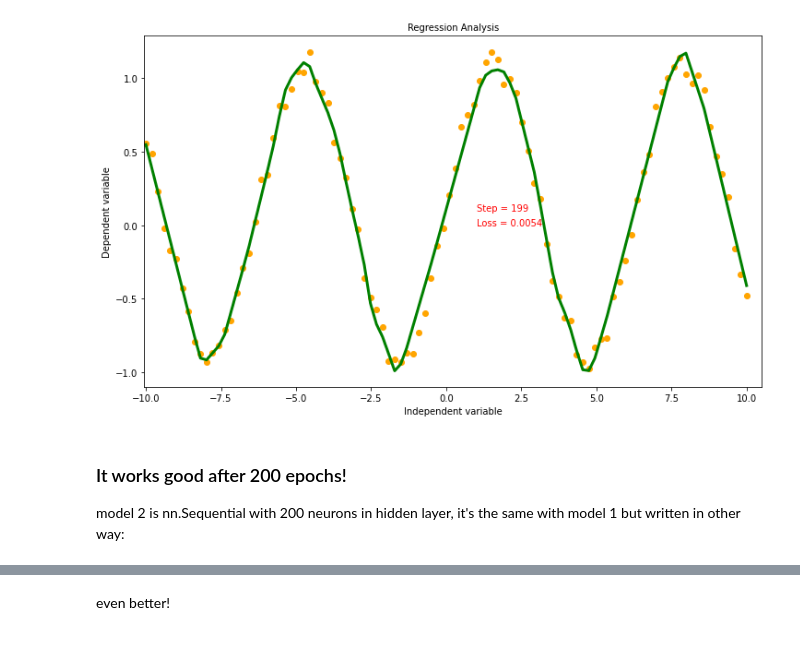
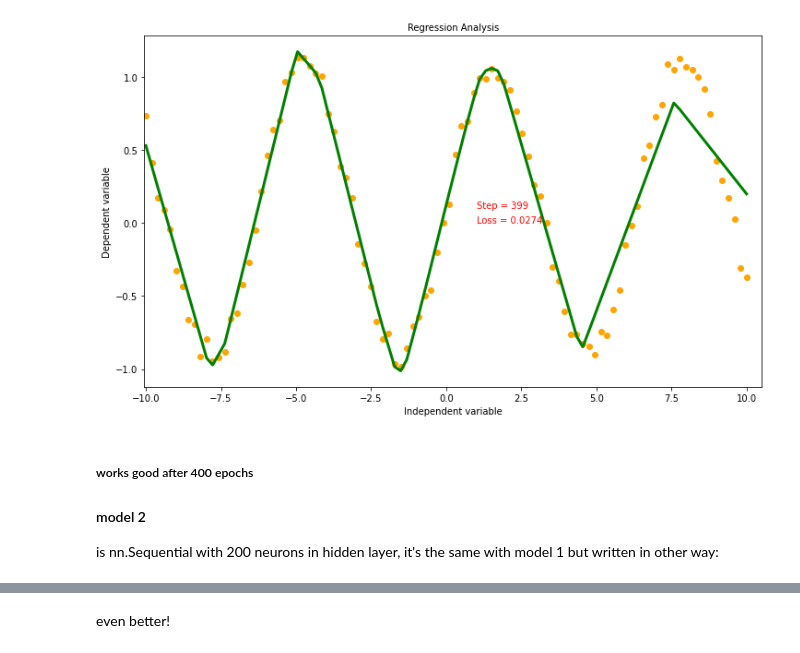
Before and after one commit to christinaseven/myproj, a Jupyter notebook: 1st implementation.ipynb, the cells around one changed output, grey strips where cells are left out. Saved outputs shown, nothing was run; the diff lists cells and outputs as text; code cells hidden in the pictures.

```diff
--- a/1st implementation.ipynb
+++ b/1st implementation.ipynb
@@ -51,43 +39,3 @@ net = Net(n_feature=1, n_hidden=200, n_output=1)   #200 hidden neurons
 # %%
 optimizer = torch.optim.Adam(net.parameters(), lr=0.05)
 loss_func = torch.nn.MSELoss()
-# %%
-# train the network
-EPOCHS = 200
-epochs = EPOCHS
-
-my_images = []
-fig, ax = plt.subplots(figsize=(12,7))
-
-for t in range(epochs):
-
-    y_pred = net(x)     # input x and prediction of the model based on x
-
-    loss = loss_func(y_pred, y)     # must be (1. nn output, 2. target)
-
-    optimizer.zero_grad()   # clear gradients for next epoch
-    loss.backward()         # backpropagation, compute gradients
-    optimizer.step()        # apply gradients
-
-    # plot and show learning
-    plt.cla()
-    ax.set_title('Regression Analysis', fontsize=10)
-    ax.set_xlabel('Independent variable', fontsize=10)
-    ax.set_ylabel('Dependent variable', fontsize=10)
-    ax.set_xlim(-1.05, 1.5)
-    ax.set_ylim(-0.25, 1.25)
-    ax.scatter(x.data.numpy(), y.data.numpy(), color = "orange")
-    ax.plot(x.data.numpy(), y_pred.data.numpy(), 'g-', lw=3)
-    ax.text(1.0, 0.1, 'Step = %d' % t, fontdict={'size': 10, 'color':  'red'})
-    ax.text(1.0, 0, 'Loss = %.4f' % loss.data.numpy(),
-            fontdict={'size': 10, 'color':  'red'})
-
-
-    fig.canvas.draw()       # draw the canvas
-    image = np.frombuffer(fig.canvas.tostring_rgb(), dtype='uint8')
-    image  = image.reshape(fig.canvas.get_width_height()[::-1] + (3,))
-
-    my_images.append(image)
-
-   #save images as a gif
-imageio.mimsave('./curve_1.gif', my_images, fps=10)
@@ -118,7 +53,8 @@ plt.plot(y)
 optimizer = torch.optim.Adam(net.parameters(), lr=0.05)
 loss_func = torch.nn.MSELoss()
 # %%
-epochs = 200
+#training
+epochs = 400
 
 my_images = []
 fig, ax = plt.subplots(figsize=(12,7))
@@ -128,37 +64,38 @@ for t in range(epochs):
     y_pred = net(x)     # input x and predict based on x
 
     loss = loss_func(y_pred, y)
 
     optimizer.zero_grad()   # clear gradients for next epoch
     loss.backward()         # backpropagation, compute gradients
     optimizer.step()        # apply gradients
     losses.append(loss)
     # plot and show learning process
     plt.cla()
     ax.set_title('Regression Analysis', fontsize=10)
     ax.set_xlabel('Independent variable', fontsize=10)
     ax.set_ylabel('Dependent variable', fontsize=10)
     ax.set_xlim(-10.05, 10.5)
     #ax.set_ylim(-0.25, 1.25)
     ax.scatter(x.data.numpy(), y.data.numpy(), color = "orange")
     ax.plot(x.data.numpy(), y_pred.data.numpy(), 'g-', lw=3)
     ax.text(1.0, 0.1, 'Step = %d' % t, fontdict={'size': 10, 'color':  'red'})
     ax.text(1.0, 0, 'Loss = %.4f' % loss.data.numpy(),
             fontdict={'size': 10, 'color':  'red'})
 
     fig.canvas.draw()       # draw the canvas
     image = np.frombuffer(fig.canvas.tostring_rgb(), dtype='uint8')
     image  = image.reshape(fig.canvas.get_width_height()[::-1] + (3,))
 
     my_images.append(image)
 
    #save images as a gif
 imageio.mimsave('./curve_1.gif', my_images, fps=10)
 # %% [output]
-[figure, old version]
+[figure, new version]
 # %% [markdown]
-### It works good after 200 epochs!
-model 2 is nn.Sequential with 200 neurons in hidden layer, it's the same with model 1 but written in other way:
+##### works good after 400 epochs
+#### model 2
+is nn.Sequential with 200 neurons in hidden layer, it's the same with model 1 but written in other way:
 # %%
 #define model 2
 net = torch.nn.Sequential(
```
Also changed, not shown: parts of 43 cells of this notebook.
